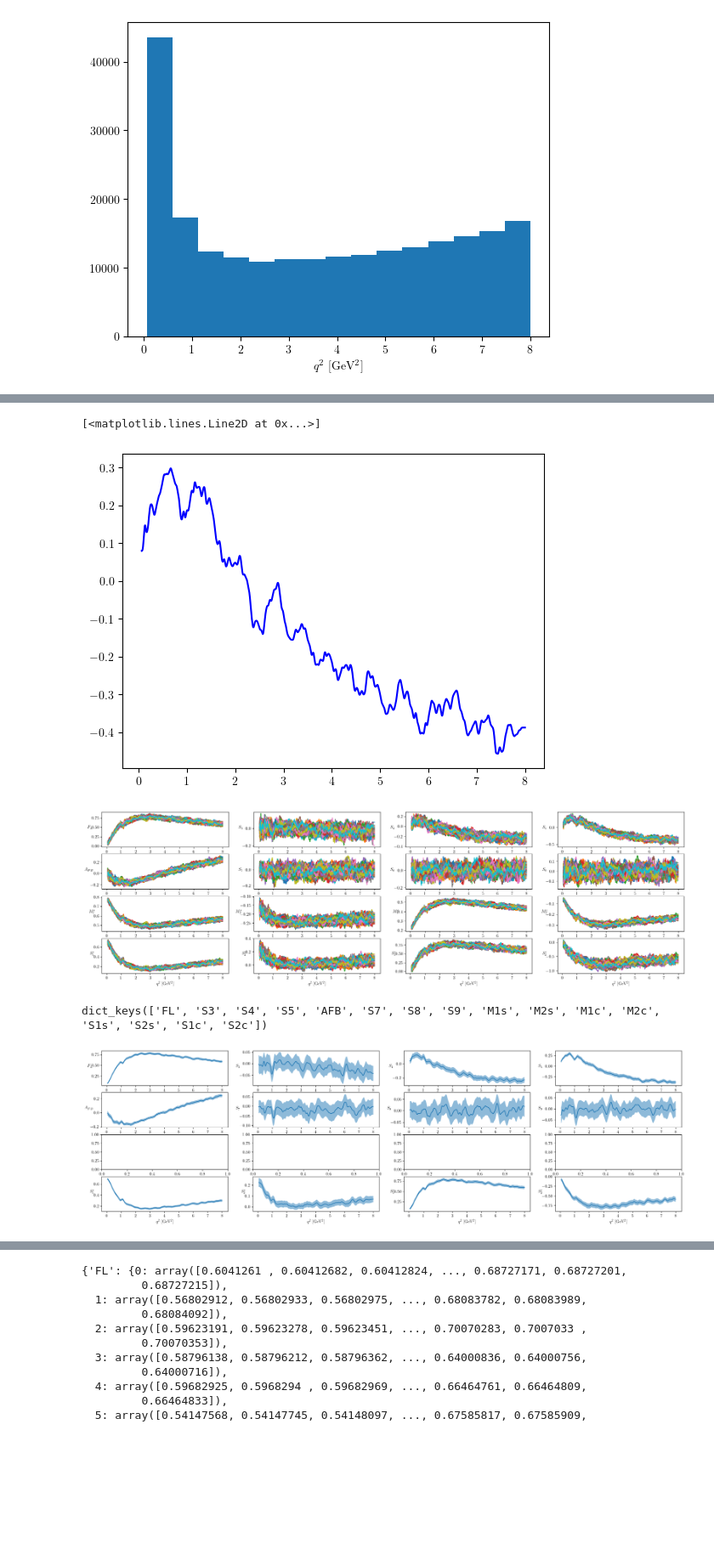
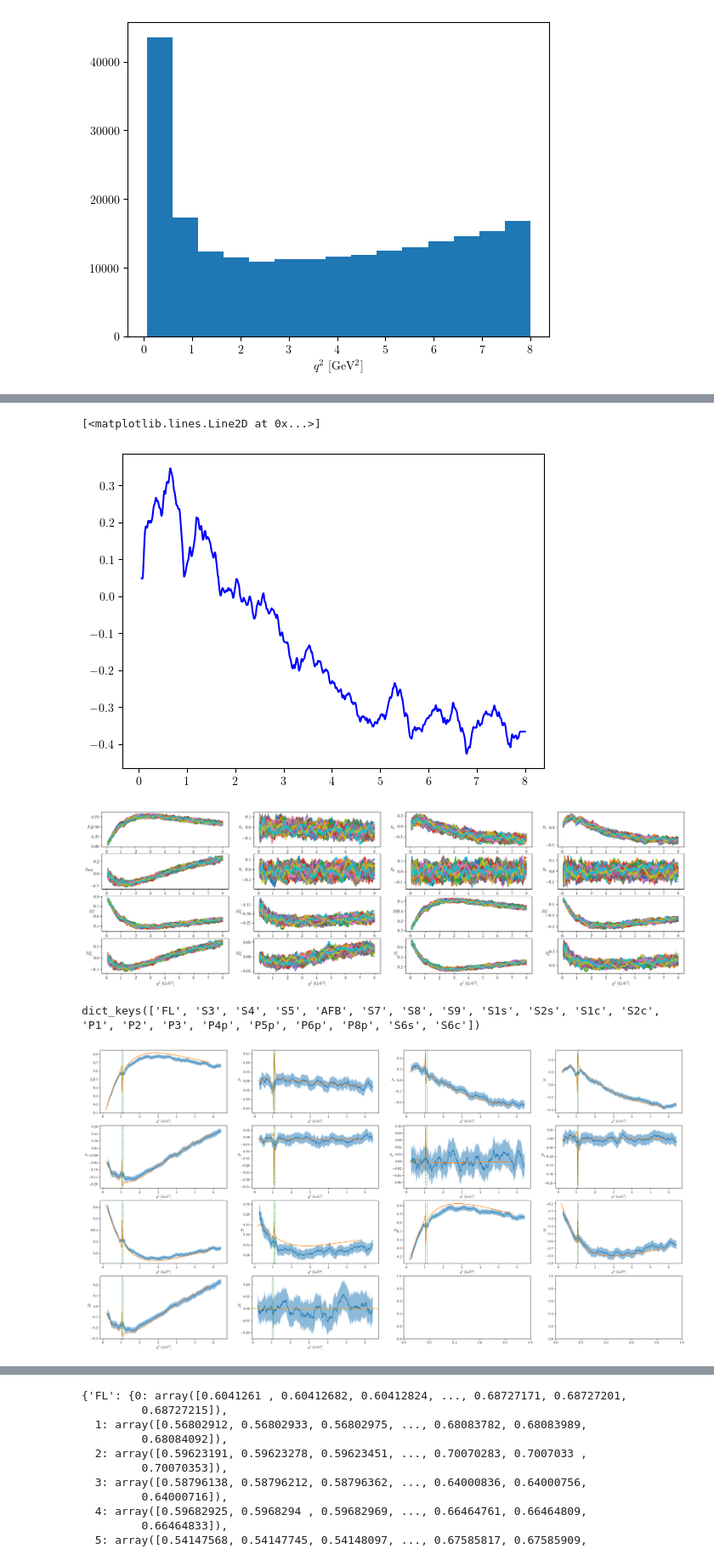
Before and after one commit to mesmith75/unbinned_kstmumu, a Jupyter notebook: calculate_unbinned_moments.ipynb, the cells around one changed output, grey strips where cells are left out. Shown at 85% size. Cells and saved outputs as stored; diff of their text form; code cells hidden in the pictures; blank space fills up the shorter version.

```diff
--- a/calculate_unbinned_moments.ipynb
+++ b/calculate_unbinned_moments.ipynb
@@ -90,7 +110,17 @@ for _obs in obsList:
 # %%
 #mean_prediction, std_prediction = gpr.predict(np.array(infile['q2'][:1000]).reshape(1000,1), return_std=True)
+import importlib
+importlib.reload(moments)
 for _s in range(200):
+    print(f"INFO: Processing variation {_s}")
     unbins[_s] = {}
     tsample = infile.sample(30000)
+    reshaped_q2 = np.array(tsample['q2']).reshape(30000,1)
     for _obs in obsList:
-        unbins[_s][_obs] = knn.fit(reshaped_q2, sampled_data[_obs]).predict(T)
+        #if _obs in ["S1s", "S2s", "S1c", "S2c", "S6s", "S6c"]:
+        #    continue
+        #print(f"\t observables: {_obs}")
+        if _obs in ["S6s", "S6c"]:
+            continue
+        unbins[_s][_obs] = knn.fit(reshaped_q2, tsample['moment_%s' % _obs]).predict(T)
+    unbins[_s] = moments.calculateDerivedObs(unbins[_s])
@@ -97,4 +129,9 @@ for _s in range(200):
 # %%
+import importlib
+importlib.reload(moments)
+for _s in range(200):
+    unbins[_s] = moments.calculateDerivedObs(unbins[_s])
+
 fig, ax = plt.subplots(nrows=4, ncols=4, figsize = (30,7))
 _i = 0
 for _row in ax:
@@ -108,8 +145,8 @@ for _row in ax:
 # %%
-plt.plot(T, gaussian_filter1d(unbins[80]['S5'], sigma=20), color='b')
+plt.plot(T, gaussian_filter1d(unbins[80]['S5'], sigma=10), color='b')
 # %% [output]
 [<matplotlib.lines.Line2D at 0x...>]
-[figure, old version]
+[figure, new version]
 # %%
 filtered_unbins = {}
 fig, ax = plt.subplots(nrows=4, ncols=4, figsize = (25,7))
@@ -119,11 +156,11 @@ for _row in ax:
         _obs = obsList[_i]
         filtered_unbins[_obs] = {}
         for _s in range(200):
-            filtered_unbins[_obs][_s] = gaussian_filter1d(unbins[_s][_obs], sigma=20)
+            filtered_unbins[_obs][_s] = gaussian_filter1d(unbins[_s][_obs], sigma=10)
             _col.plot(T, unbins[_s][_obs])
         _col.set_xlabel("$q^{2}$ [GeV$^{2}$]")
         _col.set_ylabel(obs_to_label[obsList[_i]], rotation=0)
         _i += 1
 # %% [output]
-[figure, old version]
+[figure, new version]
 # %%
@@ -168,22 +186,34 @@ for _v in range(10000):
 # %%
 # Plot the Si basis observables with uncertainties from bootstrapping
-fig, ax = plt.subplots(nrows=4, ncols=4, figsize = (25,7))
+fig, ax = plt.subplots(nrows=4, ncols=4, figsize = (30,15))
 print(mean_vals.keys())
 _i = 0
 for _row in ax:
     for _col in _row:
+        if _i == len(obsList):
+            break
         _obs = obsList[_i]
-        if _obs in ['M1s', 'M1c', 'M2s', 'M2c']:
-            _i+=1
-            continue
-        _col.plot(T, gaussian_filter1d(mean_vals[_obs], sigma=50))
-        _col.fill_between(T.reshape(10000), gaussian_filter1d(lower_vals[_obs], sigma=50), gaussian_filter1d(upper_vals[_obs], sigma=50), alpha = 0.5)
+        while _obs in ['M1s', 'M1c', 'M2s', 'M2c','M6s', 'M6c']:
+            _i += 1
+            if _i == len(obsList):
+                break
+            _obs = obsList[_i]
+        _col.plot(T[250:8000], gaussian_filter1d(mean_vals[_obs], sigma=1)[250:8000])
+        _col.fill_between(T.reshape(10000)[250:8000], gaussian_filter1d(lower_vals[_obs], sigma=1)[250:8000], gaussian_filter1d(upper_vals[_obs], sigma=1)[250:8000], alpha = 0.5)
+        if _obs == 'AFB':
+            _col.plot(q2_true[2000:90000], 0.75*true_vals["S6s"][2000:90000])
+        elif _obs not in ["S6c"]:
+            _col.plot(q2_true[2000:90000], true_vals[_obs][2000:90000])
+        elif _obs == "S6c":
+            _col.axhline(0, color='orange')
+        _col.axvline(1.020**2, color="green", linestyle="dotted")
+        _col.axvline(1.1, color="green", linestyle="dotted")
         _col.set_xlabel("$q^{2}$ [GeV$^{2}$]")
         _col.set_ylabel(obs_to_label[obsList[_i]], rotation=0)
         _i += 1
 # %% [output]
-dict_keys(['FL', 'S3', 'S4', 'S5', 'AFB', 'S7', 'S8', 'S9', 'M1s', 'M2s', 'M1c', 'M2c', 'S1s', 'S2s', 'S1c', 'S2c'])
+dict_keys(['FL', 'S3', 'S4', 'S5', 'AFB', 'S7', 'S8', 'S9', 'S1s', 'S2s', 'S1c', 'S2c', 'P1', 'P2', 'P3', 'P4p', 'P5p', 'P6p', 'P8p', 'S6s', 'S6c'])
-[figure, old version]
+[figure, new version]
 # %%
 # Plot the Pi basis with uncertainties from bootstrapping
 fig, ax = plt.subplots(nrows=2, ncols=4, figsize = (25,7))
```
Also changed, not shown: parts of 18 cells of this notebook, 8 other files.
